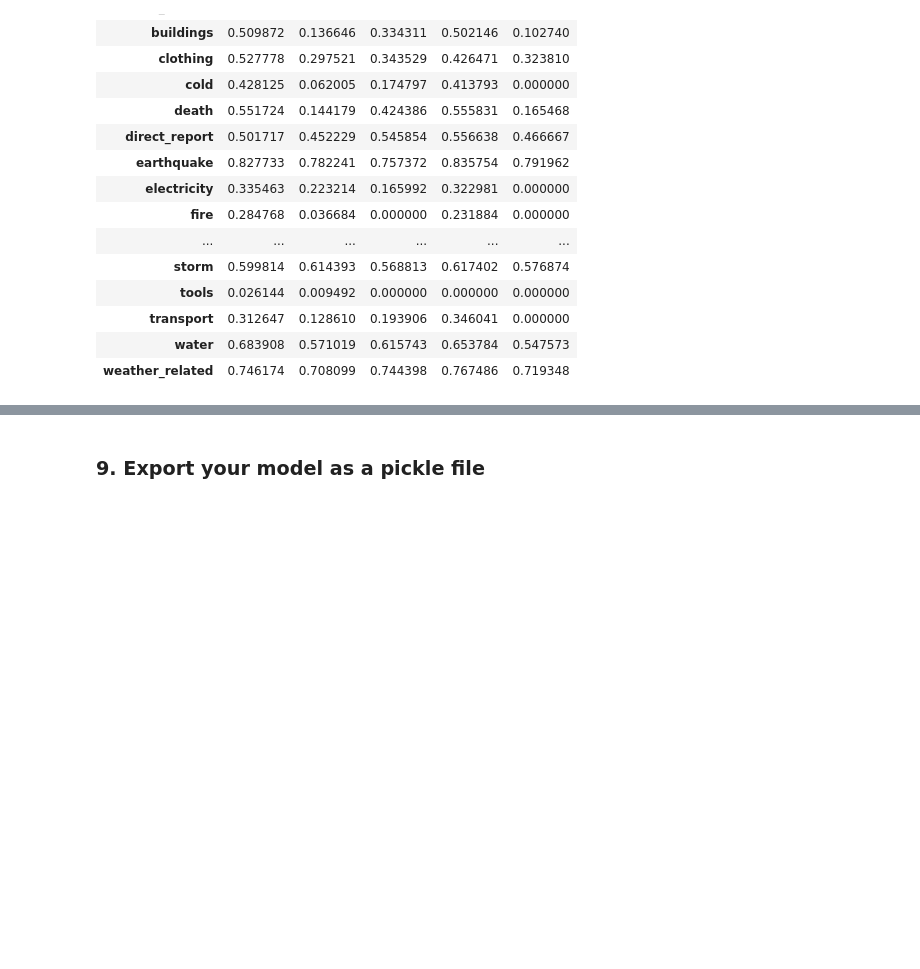
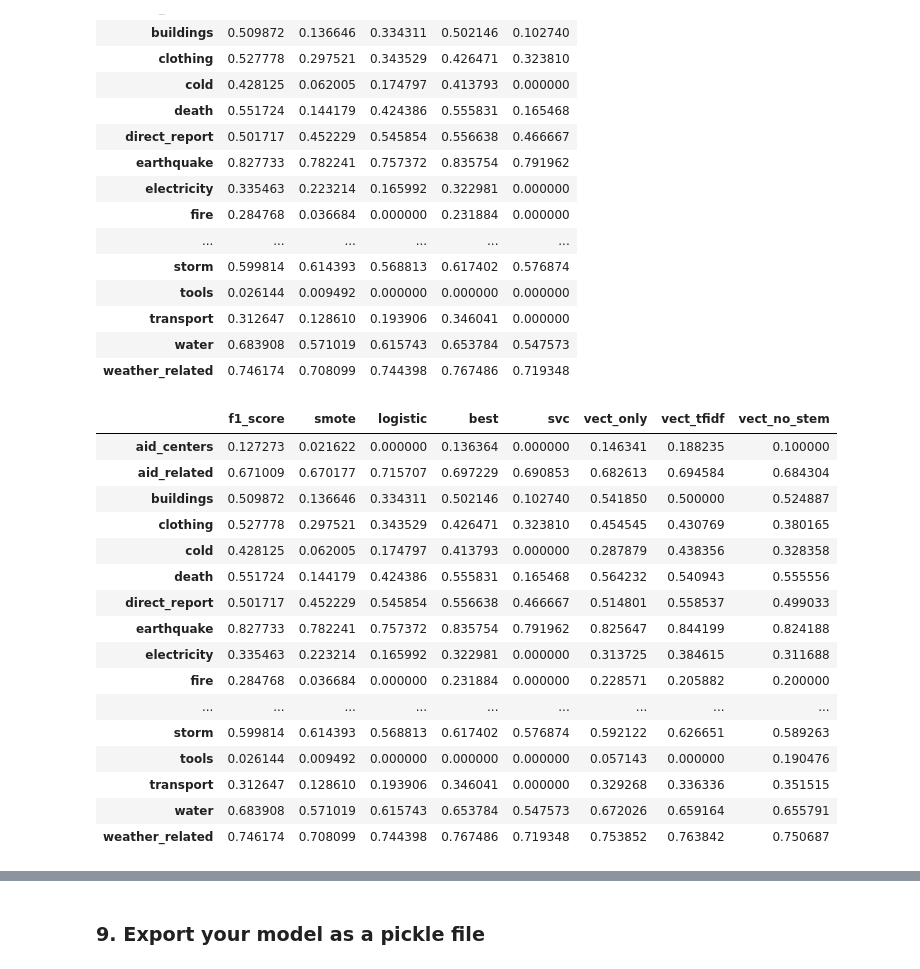
Before and after one commit to bvcmartins/disasterResponse, a Jupyter notebook: pipeline_ML.ipynb, the cells around one changed output, grey strips where cells are left out. Saved outputs shown, nothing was run; the diff lists cells and outputs as text; code cells hidden in the pictures; blank space fills up the shorter version.

```diff
--- a/pipeline_ML.ipynb
+++ b/pipeline_ML.ipynb
@@ -291,26 +323,24 @@ y = df.iloc[:,4:].values
 
 X_train, X_test, y_train, y_test = train_test_split(X, y, test_size=0.2, random_state=32)
 
-parameters = {
-    'vectorizer__min_df': [1,2],
-    'vectorizer__ngram_range': [(1,1),(1,2)],
-    'abclf__estimator__learning_rate': [0.1,0.2,0.3,1.0],
-    'abclf__estimator__n_estimators': [50, 100]
-}
+#parameters = {
+#    'vectorizer__min_df': [5,10,20],
+#    'vectorizer__ngram_range': [(1,1),(1,2)],
+#    'abclf__estimator__learning_rate': [0.1,0.2,0.3,1.0],
+#    'abclf__estimator__n_estimators': [50, 100]
+#}
 
 parameters = {
-    'vectorizer__min_df': [1,2],
-    'vectorizer__max_features': [3,5,6],
+    'vectorizer__min_df': [5,10],
     'vectorizer__ngram_range': [(1,1),(1,2)],
     'tfidf__norm': ['l2','l1'],
-    'tfidf__smooth_idf': [True, False],
     'tfidf__sublinear_tf': [True, False],
-    'abclf__estimator__learning_rate': [0.1,0.2,0.3,0.5],
+    'abclf__estimator__learning_rate': [0.1,0.2,0.3,1.0],
     'abclf__estimator__n_estimators': [50,100]
 }
 
 f1_scorer = make_scorer(f1_score, average='macro')
-grid_clf = GridSearchCV(ml_pipeline, param_grid=parameters, verbose=10, scoring=f1_scorer)
+grid_clf = GridSearchCV(ml_pipeline, param_grid=parameters, verbose=10)
 
 grid_clf.fit(X_train, y_train)
 # %% [output]
@@ -496,3 +525,32 @@ comp_df
 | transport | 0.312647 | 0.128610 | 0.193906 | 0.346041 | 0.000000 |
 | water | 0.683908 | 0.571019 | 0.615743 | 0.653784 | 0.547573 |
 | weather_related | 0.746174 | 0.708099 | 0.744398 | 0.767486 | 0.719348 |
+# %%
+# model with count vectorizer only, no stemmer, and optimized AdaBoost
+ml_pipeline = Pipeline([
+    ('clean_text', Clean_text()),
+    ('vectorizer', CountVectorizer(min_df = 10,stop_words="english", ngram_range=(1, 2))),
+    ('mbclf', MultiOutputClassifier(AdaBoostClassifier(random_state=34, n_estimators=100, learning_rate=1.0)))])
+
+ml_pipeline.fit(X_train, y_train)
+scoring_df = predict_scores(y_test, ml_pipeline.predict(X_test))
+comp_df['vect_no_stem'] = scoring_df['f1_score']
+comp_df
+# %% [output]
+|  | f1_score | smote | logistic | best | svc | vect_only | vect_tfidf | vect_no_stem |
+| aid_centers | 0.127273 | 0.021622 | 0.000000 | 0.136364 | 0.000000 | 0.146341 | 0.188235 | 0.100000 |
+| aid_related | 0.671009 | 0.670177 | 0.715707 | 0.697229 | 0.690853 | 0.682613 | 0.694584 | 0.684304 |
+| buildings | 0.509872 | 0.136646 | 0.334311 | 0.502146 | 0.102740 | 0.541850 | 0.500000 | 0.524887 |
+| clothing | 0.527778 | 0.297521 | 0.343529 | 0.426471 | 0.323810 | 0.454545 | 0.430769 | 0.380165 |
+| cold | 0.428125 | 0.062005 | 0.174797 | 0.413793 | 0.000000 | 0.287879 | 0.438356 | 0.328358 |
+| death | 0.551724 | 0.144179 | 0.424386 | 0.555831 | 0.165468 | 0.564232 | 0.540943 | 0.555556 |
+| direct_report | 0.501717 | 0.452229 | 0.545854 | 0.556638 | 0.466667 | 0.514801 | 0.558537 | 0.499033 |
+| earthquake | 0.827733 | 0.782241 | 0.757372 | 0.835754 | 0.791962 | 0.825647 | 0.844199 | 0.824188 |
+| electricity | 0.335463 | 0.223214 | 0.165992 | 0.322981 | 0.000000 | 0.313725 | 0.384615 | 0.311688 |
+| fire | 0.284768 | 0.036684 | 0.000000 | 0.231884 | 0.000000 | 0.228571 | 0.205882 | 0.200000 |
+| ... | ... | ... | ... | ... | ... | ... | ... | ... |
+| storm | 0.599814 | 0.614393 | 0.568813 | 0.617402 | 0.576874 | 0.592122 | 0.626651 | 0.589263 |
+| tools | 0.026144 | 0.009492 | 0.000000 | 0.000000 | 0.000000 | 0.057143 | 0.000000 | 0.190476 |
+| transport | 0.312647 | 0.128610 | 0.193906 | 0.346041 | 0.000000 | 0.329268 | 0.336336 | 0.351515 |
+| water | 0.683908 | 0.571019 | 0.615743 | 0.653784 | 0.547573 | 0.672026 | 0.659164 | 0.655791 |
+| weather_related | 0.746174 | 0.708099 | 0.744398 | 0.767486 | 0.719348 | 0.753852 | 0.763842 | 0.750687 |
```
Also changed, not shown: parts of 13 cells of this notebook, 7 other files.
